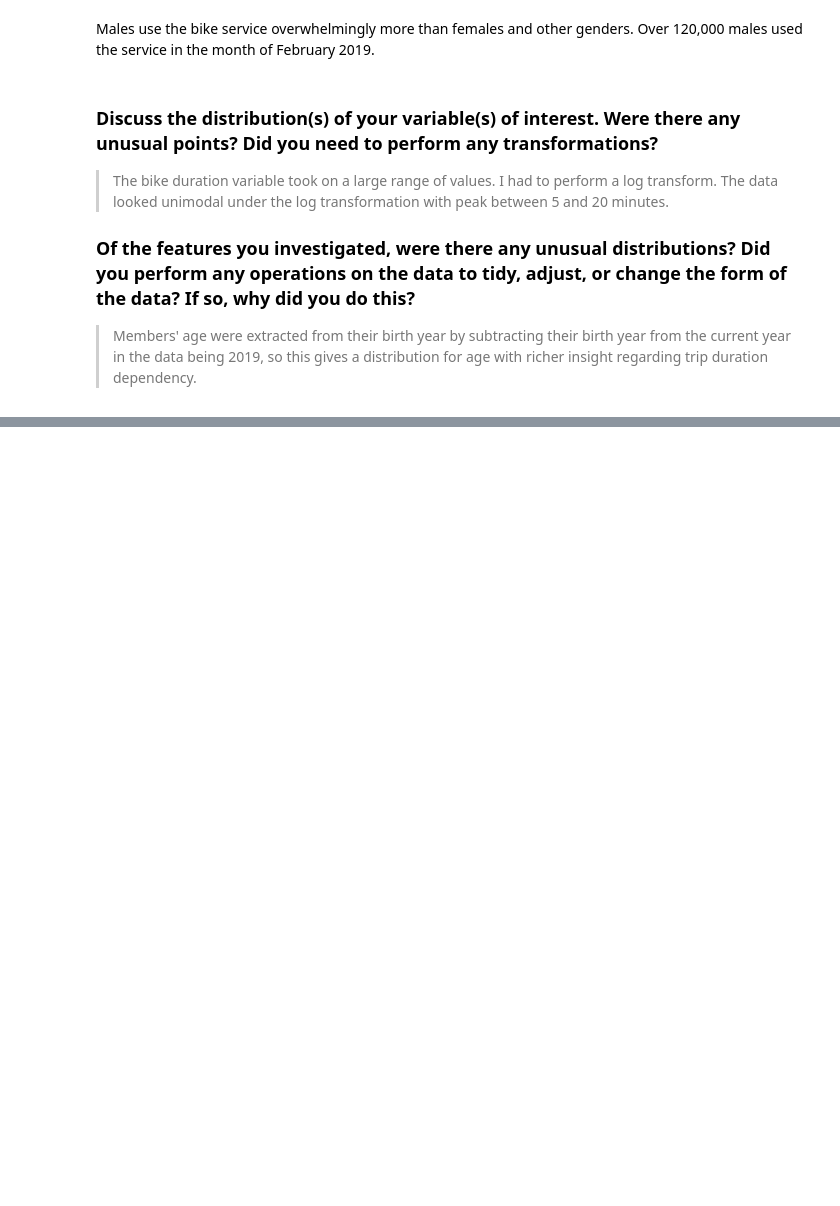
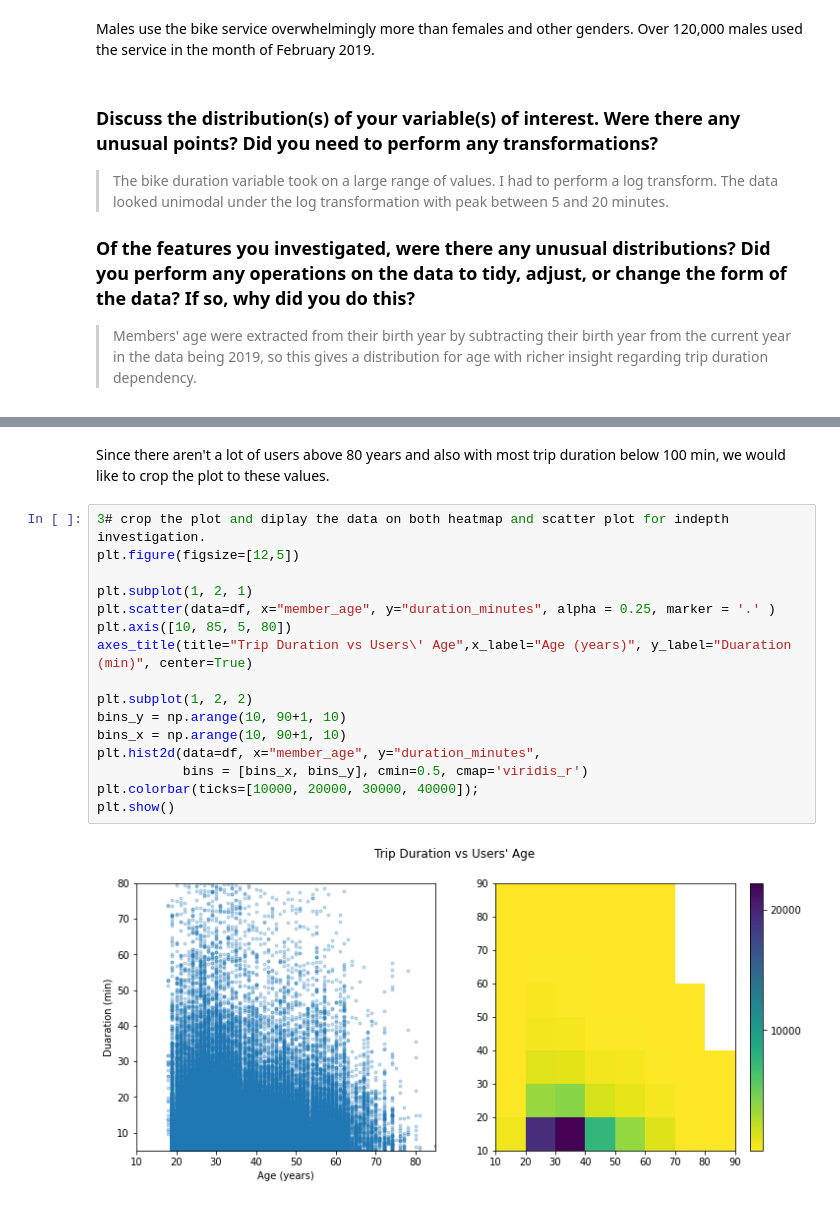
Before and after one commit to PatrickEmmanuel/Ford-Go-Bike-Data-Exploration-and-Analysis, a Jupyter notebook: Part_1-Ford-Go-Bike-System-Data-Exploration-and-Visualization.ipynb, the cells around one changed output, grey strips where cells are left out. Cells and saved outputs as stored; diff of their text form; blank space fills up the shorter version.

```diff
--- a/Part_1-Ford-Go-Bike-System-Data-Exploration-and-Visualization.ipynb
+++ b/Part_1-Ford-Go-Bike-System-Data-Exploration-and-Visualization.ipynb
@@ -221,0 +238,20 @@ Males use the bike service overwhelmingly more than females and other genders. O
+# %% [markdown]
+Since there aren't a lot of users above 80 years and also with most trip duration below 100 min, we would like to crop the plot to these values.
+# %%
+3# crop the plot and diplay the data on both heatmap and scatter plot for indepth investigation.
+plt.figure(figsize=[12,5])
+
+plt.subplot(1, 2, 1)
+plt.scatter(data=df, x="member_age", y="duration_minutes", alpha = 0.25, marker = '.' )
+plt.axis([10, 85, 5, 80])
+axes_title(title="Trip Duration vs Users\' Age",x_label="Age (years)", y_label="Duaration (min)", center=True)
+
+plt.subplot(1, 2, 2)
+bins_y = np.arange(10, 90+1, 10)
+bins_x = np.arange(10, 90+1, 10)
+plt.hist2d(data=df, x="member_age", y="duration_minutes",
+           bins = [bins_x, bins_y], cmin=0.5, cmap='viridis_r')
+plt.colorbar(ticks=[10000, 20000, 30000, 40000]);
+plt.show()
+# %% [output]
+[figure, added]
```
Also changed, not shown: parts of 16 cells of this notebook.
